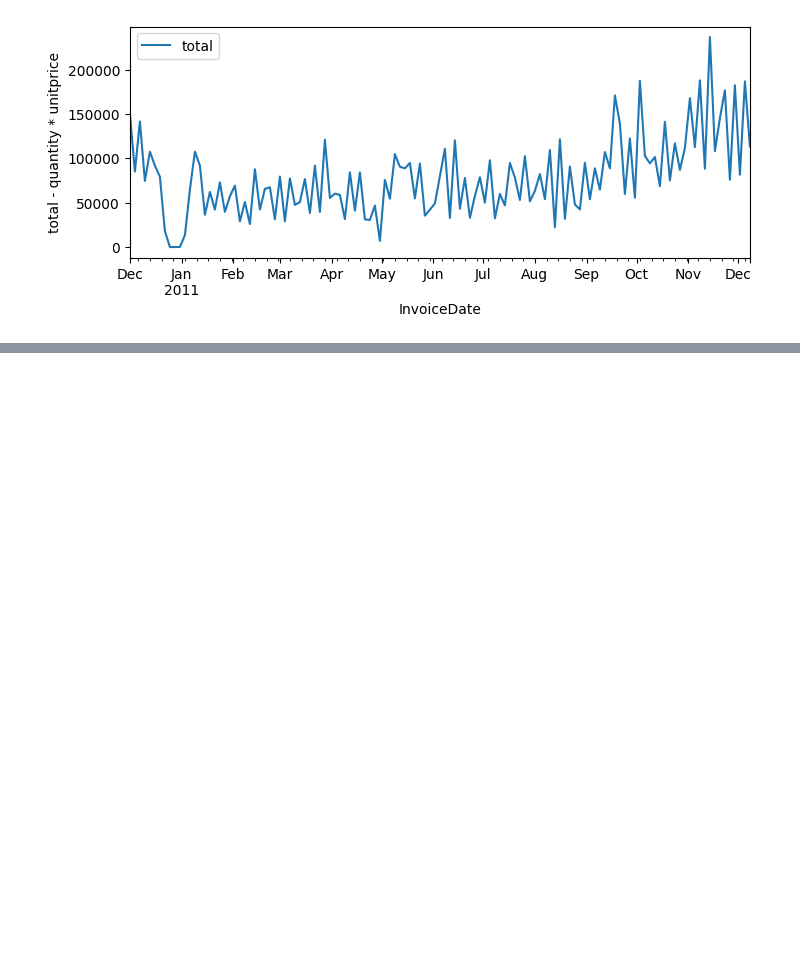
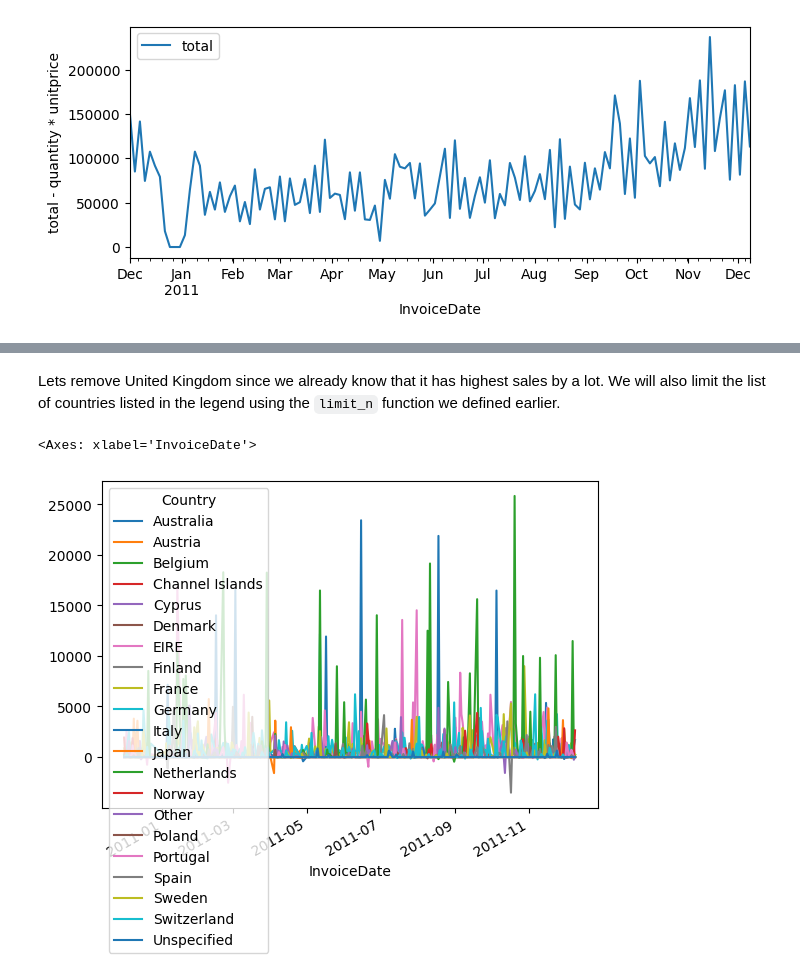
Before and after one commit to agpt8/data_science_portfolio, a Jupyter notebook: retail-data-summary.ipynb, the cells around one changed output, grey strips where cells are left out. Drawn from its saved outputs; the diff is of its cells as text; code cells hidden in the pictures; blank space fills up the shorter version.

```diff
--- a/retail-data-summary.ipynb
+++ b/retail-data-summary.ipynb
@@ -413,0 +513,19 @@ Let's see some sales by month
+# %% [markdown]
+Lets remove United Kingdom since we already know that it has highest sales by a lot. We will also limit the list of countries listed in the legend using the `limit_n` function we defined earlier.
+# %%
+(sales_f
+    .astype({"InvoiceDate": "datetime64[ns]"})
+    .query('Country != "United Kingdom"')
+    .assign(
+        Country=lambda df: limit_n(df, "Country"),
+        total=lambda df: df.Quantity * df.UnitPrice,
+    )
+    .groupby([pd.Grouper(key="InvoiceDate", freq="d"), "Country"])
+    .sum(numeric_only=True)
+    .total.unstack()
+    .fillna(0)
+    .plot()
+)
+# %% [output]
+<Axes: xlabel='InvoiceDate'>
+[figure, added]
```
Also changed, not shown: parts of 11 cells of this notebook.
